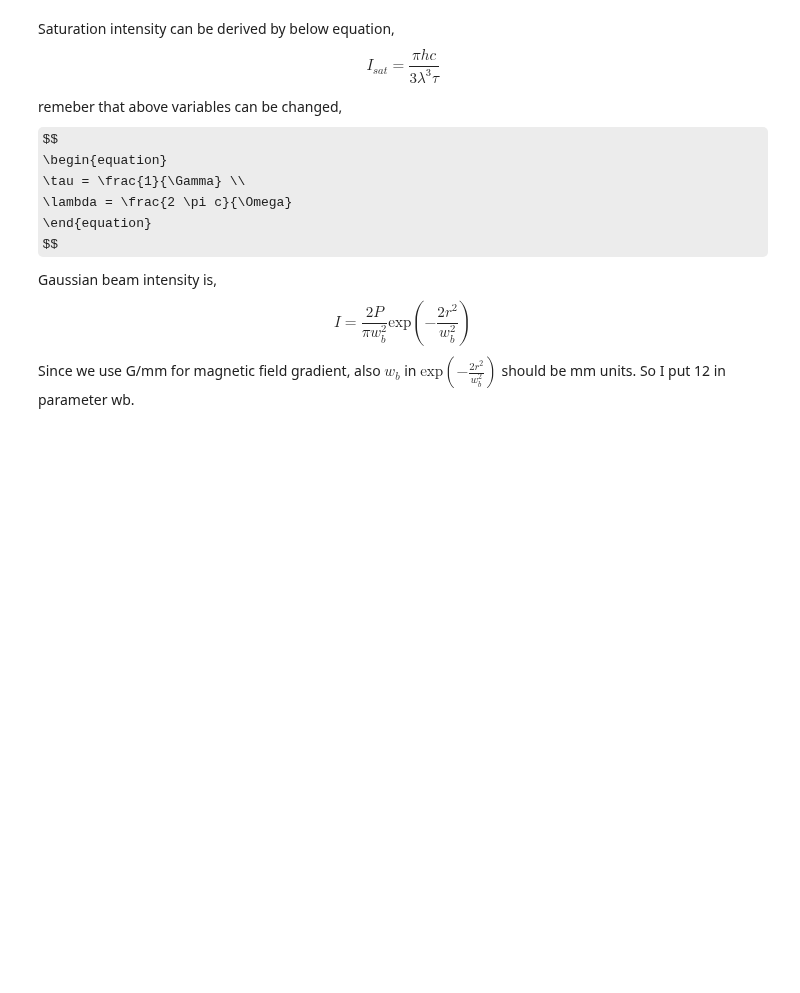
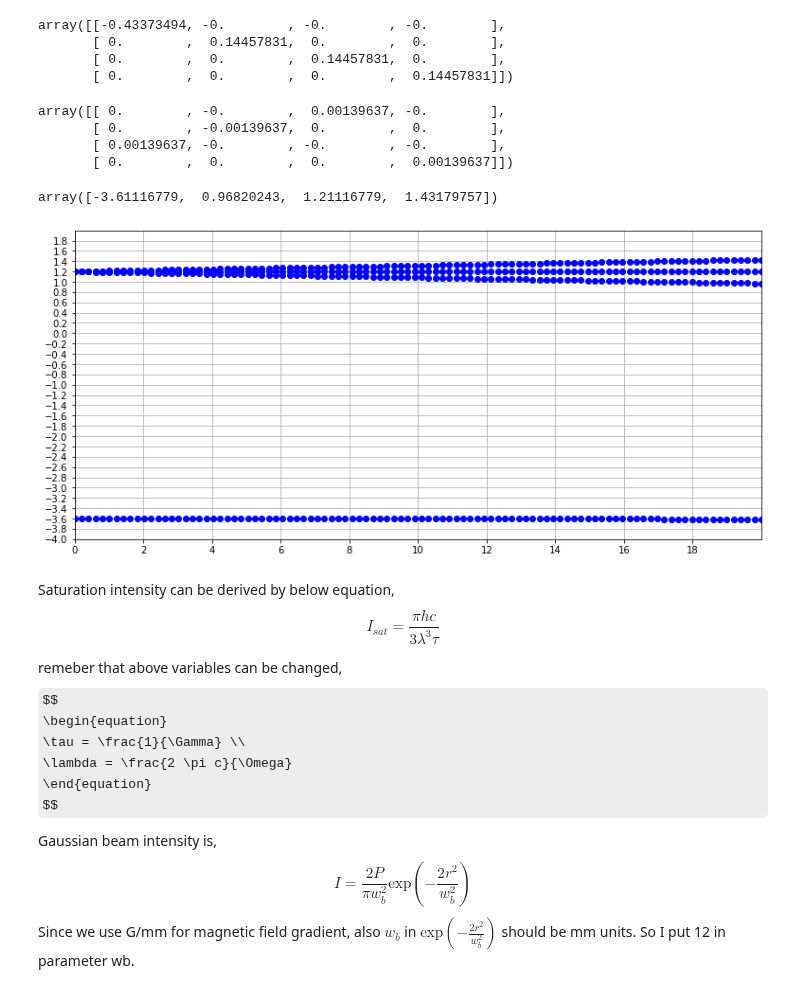
Before and after one commit to DongkyuLim/MgF-simulation, a Jupyter notebook: CaF rebuild (1).ipynb, the cells around one changed output. Saved outputs shown, nothing was run; the diff lists cells and outputs as text; code cells hidden in the pictures; some formulas as TeX source; blank space fills up the shorter version.

```diff
--- a/CaF rebuild (1).ipynb
+++ b/CaF rebuild (1).ipynb
@@ -37,6 +37,48 @@ dijq = pylcp.hamiltonians.XFmolecules.dipoleXandAstates(
     )
 
 hamiltonian = pylcp.hamiltonian(H0_X, H0_A, Bq_X, Bq_A, dijq,mass = mass)
+# %%
+H0_A
+# %% [output]
+array([[-0.43373494, -0.        , -0.        , -0.        ],
+       [ 0.        ,  0.14457831,  0.        ,  0.        ],
+       [ 0.        ,  0.        ,  0.14457831,  0.        ],
+       [ 0.        ,  0.        ,  0.        ,  0.14457831]])
+# %%
+Bq_A[1]
+# %% [output]
+array([[ 0.        , -0.        ,  0.00139637, -0.        ],
+       [ 0.        , -0.00139637,  0.        ,  0.        ],
+       [ 0.00139637, -0.        , -0.        , -0.        ],
+       [ 0.        ,  0.        ,  0.        ,  0.00139637]])
+# %%
+def Zeeman_function(Bz):
+    ham = H0_A + Bz*Bq_A[1]
+    w, v = np.linalg.eigh(ham)
+    diag = np.diag(v @ ham @ v.transpose())
+    return diag
+# %%
+Zeeman_function(20)*Gamma
+# %% [output]
+array([-3.61116779,  0.96820243,  1.21116779,  1.43179757])
+# %%
+fig, ax = plt.subplots(1,1,figsize=(13,6))
+zzz = np.linspace(0,20,100)
+
+Zeeman_vector = np.vectorize(Zeeman_function)
+
+for zss in zzz:
+    res = Zeeman_function(zss)
+    for ii in range(len(res)):
+        ax.plot(zss,res[ii]*Gamma,"bo")
+
+ax.set_xlim(0,20)
+ax.set_ylim(-4,2)
+ax.set_xticks(np.arange(0,20,2))
+ax.set_yticks(np.arange(-4,2,0.2))
+ax.grid()
+# %% [output]
+[figure, added]
 # %% [markdown]
 Saturation intensity can be derived by below equation,
 $$
```
Also changed, not shown: 1 other file.
